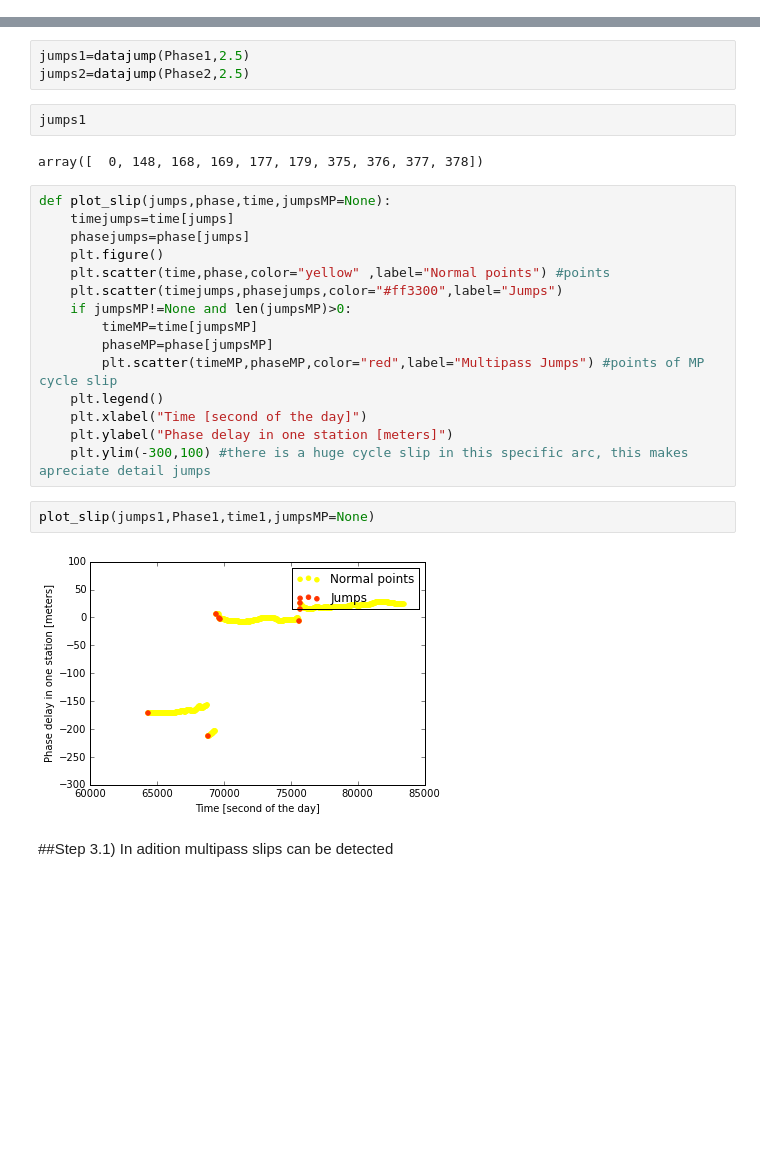
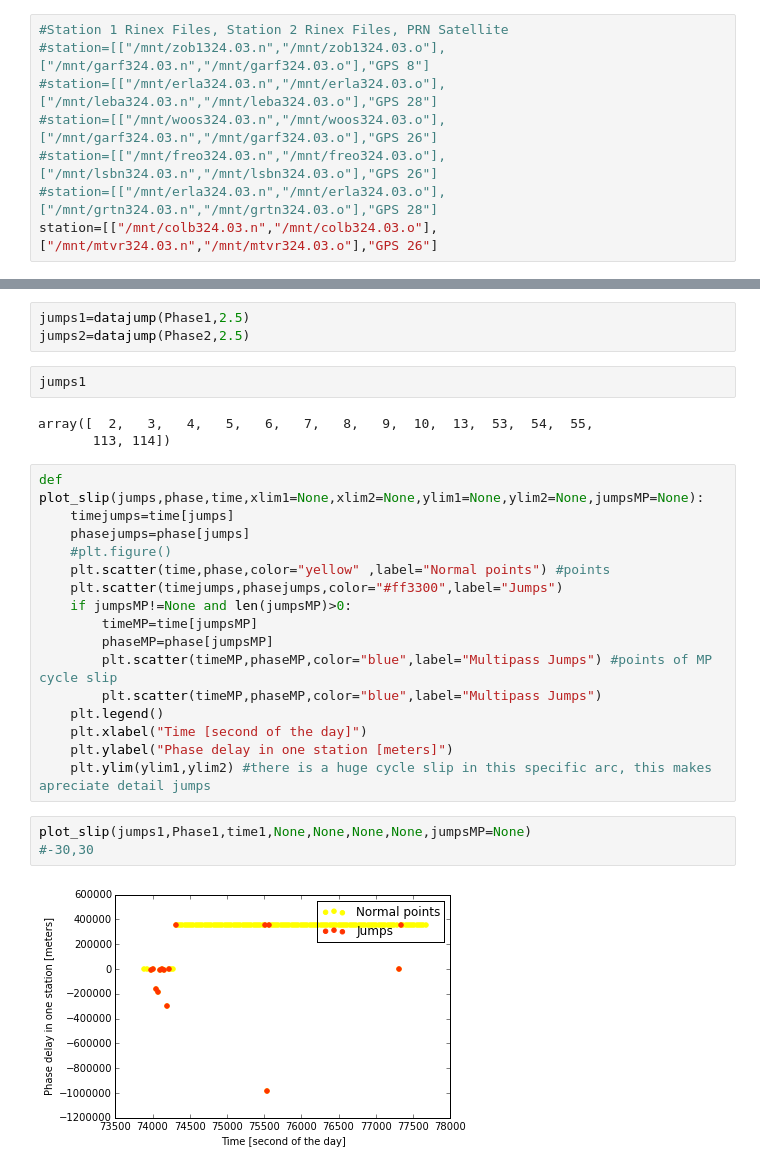
Before and after one commit to loveforeverLi/Trabajo_GNSS, a Jupyter notebook: Gradients_CONUS.ipynb, the cells around one changed output, grey strips where cells are left out. Drawn from its saved outputs; the diff is of its cells as text; blank space fills up the shorter version.

```diff
--- a/Gradients_CONUS.ipynb
+++ b/Gradients_CONUS.ipynb
@@ -12,3 +10,11 @@ station=[["/mnt/zob1324.03.n","/mnt/zob1324.03.o"],["/mnt/garf324.03.n","/mnt/ga
+# %%
+#Station 1 Rinex Files, Station 2 Rinex Files, PRN Satellite
+#station=[["/mnt/zob1324.03.n","/mnt/zob1324.03.o"],["/mnt/garf324.03.n","/mnt/garf324.03.o"],"GPS 8"]
+#station=[["/mnt/erla324.03.n","/mnt/erla324.03.o"],["/mnt/leba324.03.n","/mnt/leba324.03.o"],"GPS 28"]
+#station=[["/mnt/woos324.03.n","/mnt/woos324.03.o"],["/mnt/garf324.03.n","/mnt/garf324.03.o"],"GPS 26"]
+#station=[["/mnt/freo324.03.n","/mnt/freo324.03.o"],["/mnt/lsbn324.03.n","/mnt/lsbn324.03.o"],"GPS 26"]
+#station=[["/mnt/erla324.03.n","/mnt/erla324.03.o"],["/mnt/grtn324.03.n","/mnt/grtn324.03.o"],"GPS 28"]
+station=[["/mnt/colb324.03.n","/mnt/colb324.03.o"],["/mnt/mtvr324.03.n","/mnt/mtvr324.03.o"],"GPS 26"]
 # %% [markdown]
 # Step 1) Get observations Data (Carrier Phase, Code, Times, etc.)
 # %%
@@ -143,25 +165,26 @@ jumps2=datajump(Phase2,2.5)
 # %%
 jumps1
 # %% [output]
-array([  0, 148, 168, 169, 177, 179, 375, 376, 377, 378])
+array([  2,   3,   4,   5,   6,   7,   8,   9,  10,  13,  53,  54,  55,
+       113, 114])
 # %%
-def plot_slip(jumps,phase,time,jumpsMP=None):
+def plot_slip(jumps,phase,time,xlim1=None,xlim2=None,ylim1=None,ylim2=None,jumpsMP=None):
     timejumps=time[jumps]
     phasejumps=phase[jumps]
-    plt.figure()
+    #plt.figure()
     plt.scatter(time,phase,color="yellow" ,label="Normal points") #points
     plt.scatter(timejumps,phasejumps,color="#ff3300",label="Jumps")
     if jumpsMP!=None and len(jumpsMP)>0:
         timeMP=time[jumpsMP]
         phaseMP=phase[jumpsMP]
-        plt.scatter(timeMP,phaseMP,color="red",label="Multipass Jumps") #points of MP cycle slip
+        plt.scatter(timeMP,phaseMP,color="blue",label="Multipass Jumps") #points of MP cycle slip
+        plt.scatter(timeMP,phaseMP,color="blue",label="Multipass Jumps")
     plt.legend()
     plt.xlabel("Time [second of the day]")
     plt.ylabel("Phase delay in one station [meters]")
-    plt.ylim(-300,100) #there is a huge cycle slip in this specific arc, this makes apreciate detail jumps
+    plt.ylim(ylim1,ylim2) #there is a huge cycle slip in this specific arc, this makes apreciate detail jumps
 # %%
-plot_slip(jumps1,Phase1,time1,jumpsMP=None)
+plot_slip(jumps1,Phase1,time1,None,None,None,None,jumpsMP=None)
+#-30,30
 # %% [output]
-[figure, old version]
+[figure, new version]
-# %% [markdown]
-##Step 3.1) In adition multipass slips can be detected
```
Also changed, not shown: parts of 44 cells of this notebook, 1 other file.
